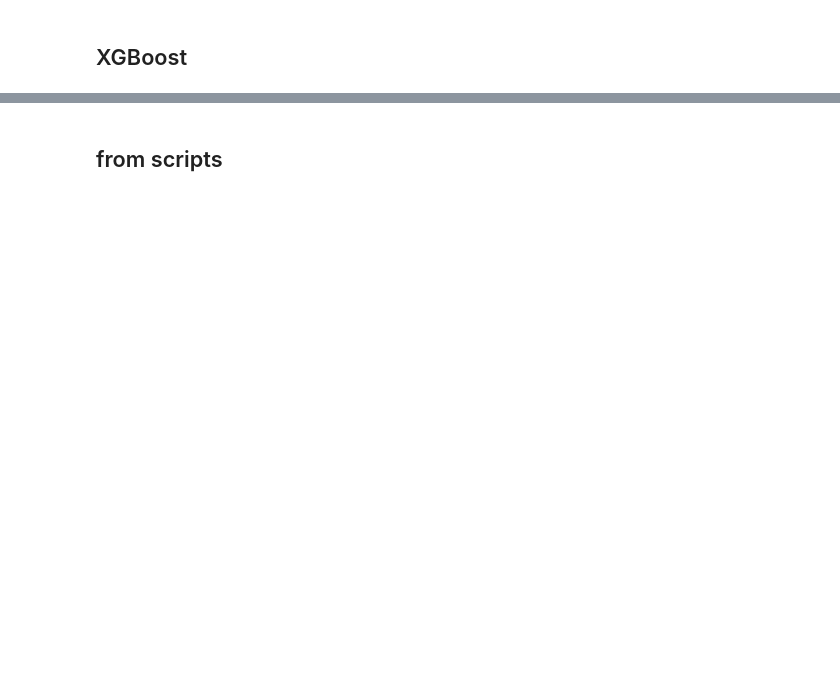
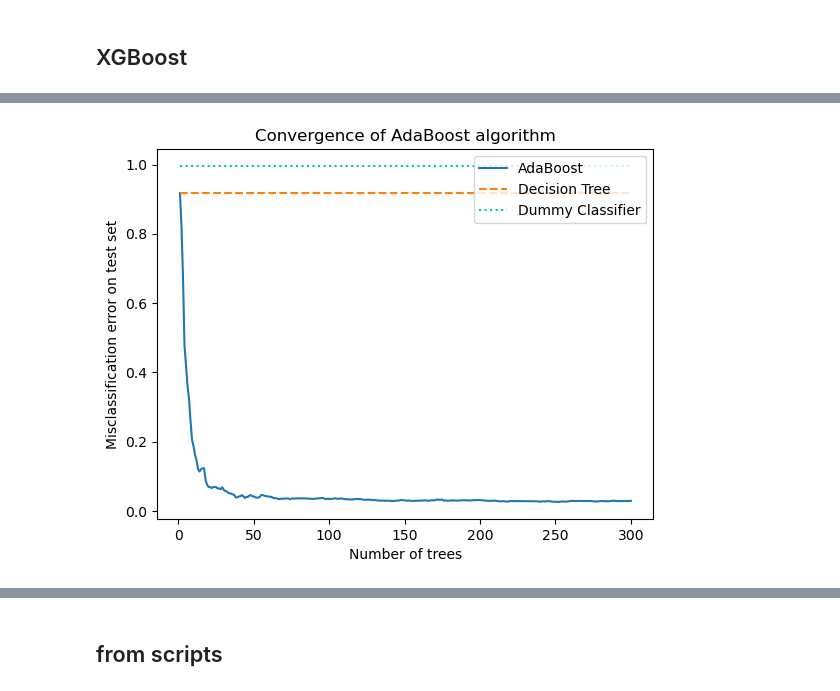
Before and after one commit to TillMeineke/ML_Zoomcamp2024_hw, a Jupyter notebook: fungiIncognita/notebooks/new_eda.ipynb, the cells around one changed output, grey strips where cells are left out. Cells and saved outputs as stored; diff of their text form; code cells hidden in the pictures; blank space fills up the shorter version.

```diff
--- a/fungiIncognita/notebooks/new_eda.ipynb
+++ b/fungiIncognita/notebooks/new_eda.ipynb
@@ -435,6 +438,9 @@ X_train = dv.fit_transform(train_dicts)
 
 val_dicts = df_val[cat_features + num_features].to_dict(orient="records")
 X_val = dv.transform(val_dicts)
+
+test_dicts = df_test[cat_features + num_features].to_dict(orient="records")
+X_test = dv.transform(test_dicts)
 # %%
 dv.get_feature_names_out()
 # %% [output]
@@ -840,2 +955,5 @@ Does not make any difference.
 # %% [markdown]
 ## XGBoost
+# %%
+df_no_missing[cat_features] = df_no_missing[cat_features].astype("category")
+df_no_missing.dtypes
@@ -841,0 +1129,14 @@ Does not make any difference.
+# %%
+from sklearn.ensemble import AdaBoostClassifier
+from sklearn.tree import DecisionTreeClassifier
+
+weak_learner = DecisionTreeClassifier(max_leaf_nodes=15)
+n_estimators = 300
+
+adaboost_clf = AdaBoostClassifier(
+    estimator=weak_learner,
+    learning_rate=0.5,
+    n_estimators=n_estimators,
+    algorithm="SAMME",
+    random_state=42,
+).fit(X_train, y_train)
@@ -841,0 +1170,34 @@ Does not make any difference.
+# %%
+boosting_errors = pd.DataFrame(
+    {
+        "Number of trees": range(1, n_estimators + 1),
+        "AdaBoost": [
+            misclassification_error(y_test, y_pred)
+            for y_pred in adaboost_clf.staged_predict(X_test)
+        ],
+    }
+).set_index("Number of trees")
+ax = boosting_errors.plot()
+ax.set_xlabel("Number of trees")
+ax.set_ylabel("Misclassification error on test set")
+ax.set_title("Convergence of AdaBoost algorithm")
+
+plt.plot(
+    [boosting_errors.index.min(), boosting_errors.index.max()],
+    [weak_learners_misclassification_error, weak_learners_misclassification_error],
+    color="tab:orange",
+    linestyle="dashed",
+)
+plt.plot(
+    [boosting_errors.index.min(), boosting_errors.index.max()],
+    [
+        dummy_classifiers_misclassification_error,
+        dummy_classifiers_misclassification_error,
+    ],
+    color="c",
+    linestyle="dotted",
+)
+plt.legend(["AdaBoost", "Decision Tree", "Dummy Classifier"], loc=1)
+plt.show();
+# %% [output]
+[figure, added]
```
Also changed, not shown: parts of 38 cells of this notebook, 26 other files.
